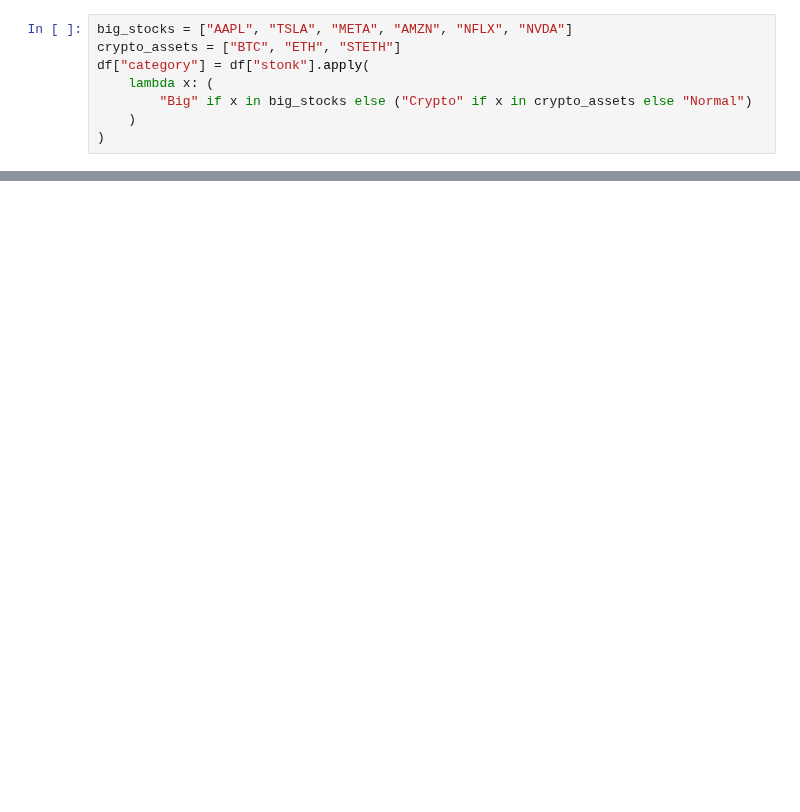
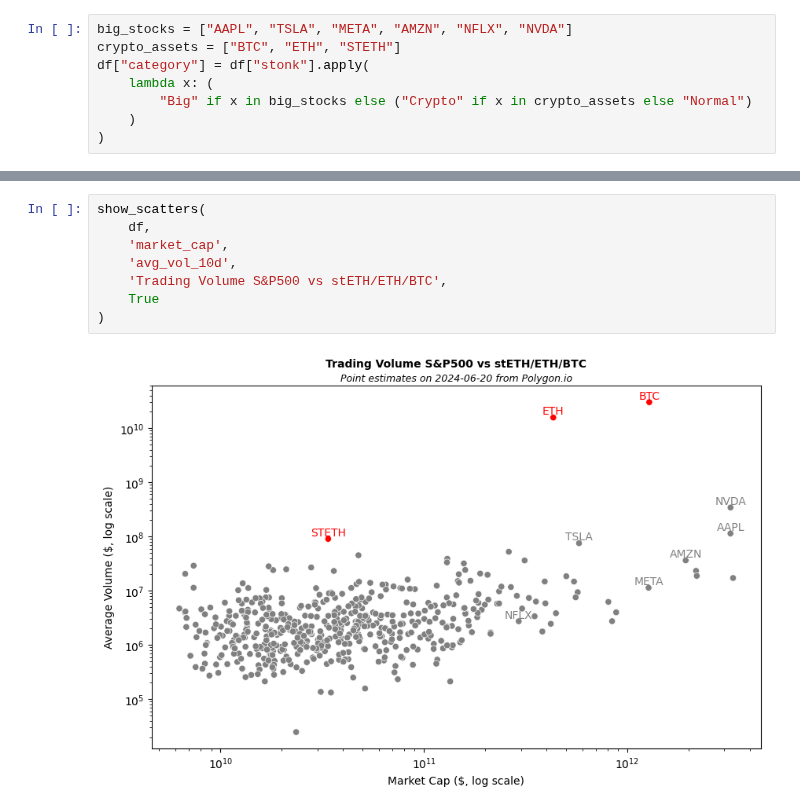
Before and after one commit to sjuanati/DataSciLabs, a Jupyter notebook: projects/stonks/src/2.analysis.ipynb, the cells around one changed output, grey strips where cells are left out. Saved outputs shown, nothing was run; the diff lists cells and outputs as text; blank space fills up the shorter version.

```diff
--- a/projects/stonks/src/2.analysis.ipynb
+++ b/projects/stonks/src/2.analysis.ipynb
@@ -122,0 +146,10 @@ df.nlargest(5, 'avg_vol_10d')
+# %%
+show_scatters(
+    df,
+    'market_cap',
+    'avg_vol_10d',
+    'Trading Volume S&P500 vs stETH/ETH/BTC',
+    True
+)
+# %% [output]
+[figure, added]
```
Also changed, not shown: parts of 7 cells of this notebook, 2 other files.
